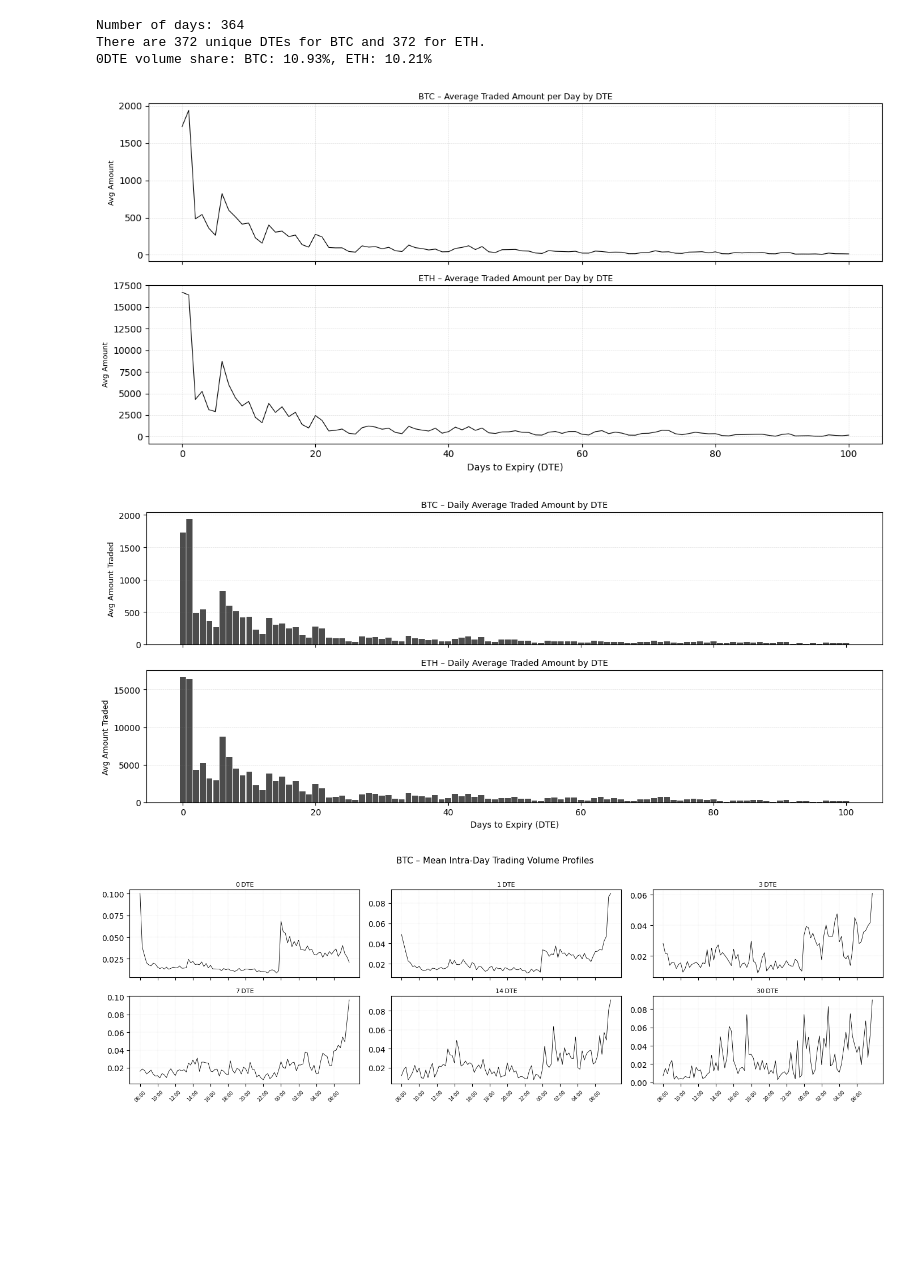
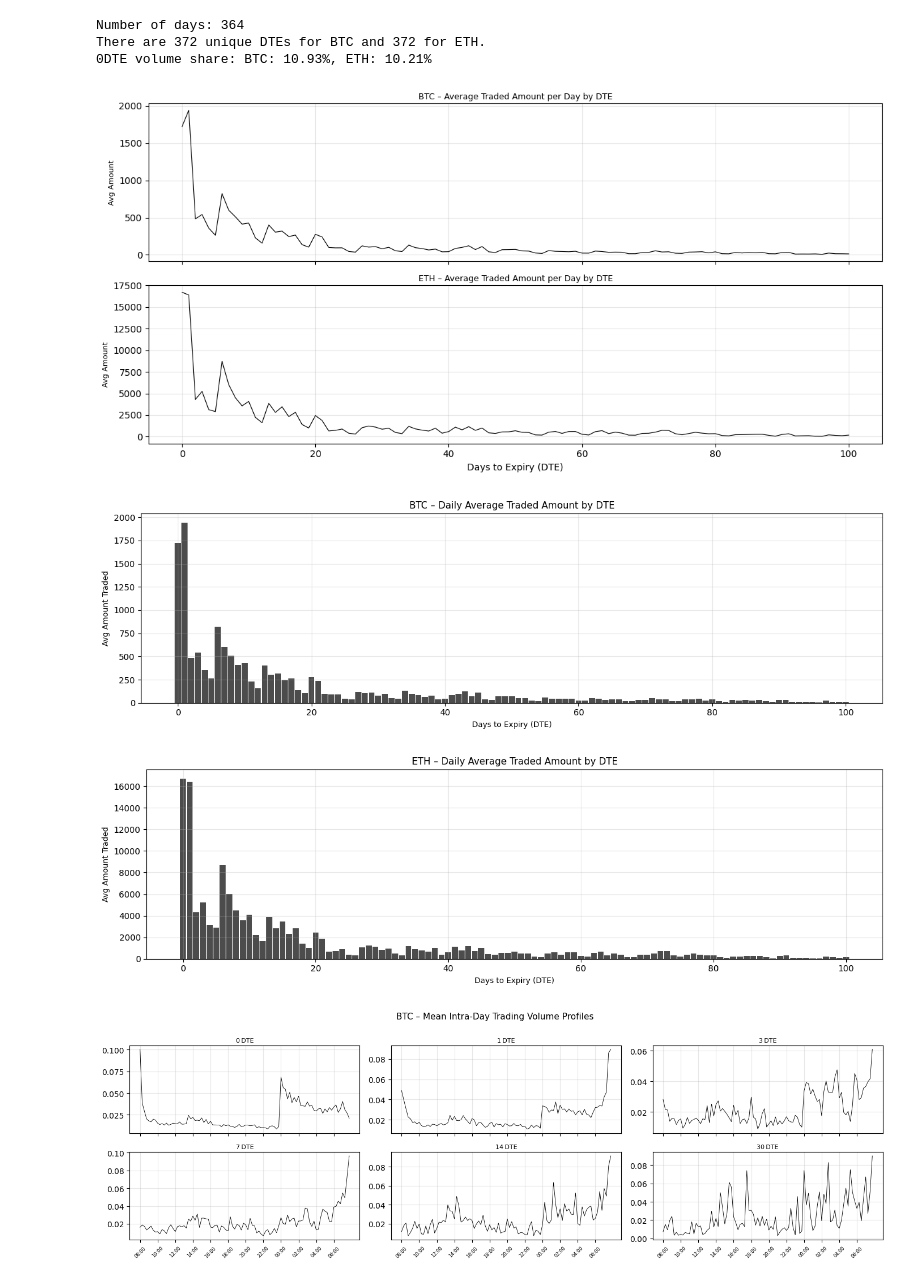
Before and after one commit to jorismilot/optimal-gamma-hedging, a Jupyter notebook: Workbooks/option_trade_workbook.ipynb, the cells around one changed output. Drawn from its saved outputs; the diff is of its cells as text; code cells hidden in the pictures; blank space fills up the shorter version.

```diff
--- a/Workbooks/option_trade_workbook.ipynb
+++ b/Workbooks/option_trade_workbook.ipynb
@@ -13,7 +11,7 @@ days = len(all_csv_files)  # number of daily files
 amounts_per_dte = {'btc': {}, 'eth': {}}
 
 for coin in ['btc', 'eth']:
-    for file in all_csv_files:                       # iterate only over CSVs
+    for file in all_csv_files:
         full_path = os.path.join(PATH, file)
         df = pd.read_csv(full_path)
 
@@ -21,7 +19,7 @@ for coin in ['btc', 'eth']:
         if 'symbol' not in df.columns or 'amount' not in df.columns:
             continue
 
-        # 1) Split the symbol
+        # Split the symbol
         df[['coin', 'expiry_raw', 'strike_raw', 'opt_type']] = (
             df['symbol'].str.split('-', expand=True)
         )
@@ -29,29 +27,28 @@ for coin in ['btc', 'eth']:
         df['strike']   = pd.to_numeric(df['strike_raw'],  errors='coerce')
         df['opt_type'] = df['opt_type'].str.upper()
 
-        # 2) Parse dates
+        # Parse dates
         df['timestamp'] = pd.to_datetime(df['timestamp'], unit='us', utc=True)
         df['expiry'] = (pd.to_datetime(df['expiry_raw'], format='%d%b%y', errors='coerce') + pd.Timedelta(hours=8)).dt.tz_localize('UTC')
 
 
-        # 3) Filter coin and calc DTE (integer days)
+        # Filter coin and calc DTE
         df = df[df['coin'] == coin].copy()
         df['time_to_maturity'] = (df['expiry'] - df['timestamp']).dt.total_seconds()
-        df = df[df['time_to_maturity'] > 0] # drop expired rows
+        df = df[df['time_to_maturity'] > 0]
         df['DTE'] = (np.ceil(df['time_to_maturity'] / 86_400) - 1).astype('Int64')
 
-        # 4) Make sure “amount” is numeric, drop NaNs
         df['amount'] = pd.to_numeric(df['amount'], errors='coerce')
         df = df.dropna(subset=['amount'])
 
-        # 5) Aggregate traded amount by DTE
+        # Aggregate traded amount by DTE
         dte_counts = df.groupby('DTE')['amount'].sum()
 
-        # 6) Accumulate into dictionary
+        # Accumulate into dictionary
         for dte, amount in dte_counts.items():
             amounts_per_dte[coin][dte] = amounts_per_dte[coin].get(dte, 0) + amount
 
-    # 7) Convert totals to *daily averages*
+    # Convert totals to daily averages
     for dte in amounts_per_dte[coin]:
         amounts_per_dte[coin][dte] /= days
 
@@ -66,54 +63,50 @@ eth_ratio = amounts_per_dte['eth'].get(0, 0) / eth_total if eth_total > 0 else 0
 
 print(f"0DTE volume share: BTC: {btc_ratio:.2%}, ETH: {eth_ratio:.2%}")
 
-# ----- build ≤100‑DTE Series for each coin ----------------------------------
 series_per = {}
 for coin in ['btc', 'eth']:
     if not amounts_per_dte[coin]:
         continue
     s = pd.Series(amounts_per_dte[coin]).sort_index()
     series_per[coin] = s[s.index <= 100]
 
-# guard
 if not series_per:
-    print("⚠ No data to plot.");  exit()
+    print("No data to plot.");  exit()
 
-# 1) LINE PLOTS in one figure (BTC on top, ETH below)
 fig_line, axes_line = plt.subplots(2, 1, figsize=(12, 6), sharex=True)
 
 for ax, coin in zip(axes_line, ['btc', 'eth']):
     if coin not in series_per:
         ax.set_visible(False)
         continue
     s = series_per[coin]
     ax.plot(s.index, s.values, lw=0.8, color='black')
     ax.set_title(f'{coin.upper()} – Average Traded Amount per Day by DTE', fontsize=9, pad=4)
     ax.set_ylabel('Avg Amount', fontsize=8)
-    ax.grid(ls=':', lw=0.4, color='grey', alpha=0.6)
+    ax.grid(True, linestyle='-', alpha=0.3)
 axes_line[-1].set_xlabel('Days to Expiry (DTE)')
 fig_line.tight_layout()
 plt.show()
 
-# 2) BAR PLOTS in one figure (BTC on top, ETH below)
-fig_bar, axes_bar = plt.subplots(2, 1, figsize=(13, 6), sharex=True)
+for coin in ['btc', 'eth']:
+    if coin not in series_per:
+        continue
 
-for ax, coin in zip(axes_bar, ['btc', 'eth']):
-    if coin not in series_per:
-        ax.set_visible(False)
-        continue
     s = series_per[coin]
+    fig, ax = plt.subplots(figsize=(13, 4))
     ax.bar(s.index, s.values, width=0.9, color='black', alpha=0.7)
-    ax.set_title(f'{coin.upper()} – Daily Average Traded Amount by DTE', fontsize=10)
+    ax.set_title(f'{coin.upper()} – Daily Average Traded Amount by DTE', fontsize=11)
     ax.set_ylabel('Avg Amount Traded', fontsize=9)
-    ax.grid(ls=':', lw=0.4, color='grey', alpha=0.6, axis='y')
-axes_bar[-1].set_xlabel('Days to Expiry (DTE)')
+    ax.set_xlabel('Days to Expiry (DTE)', fontsize=9)
+    ax.grid(True, linestyle='-', alpha=0.3)
 
-fig_bar.tight_layout(rect=[0, 0, 1, 0.94])      # make space first
-plt.show()
+    fig.tight_layout()
+    plt.show()
 # %% [output]
 Number of days: 364
 There are 372 unique DTEs for BTC and 372 for ETH.
 0DTE volume share: BTC: 10.93%, ETH: 10.21%
 [figure]
-[figure, old version]
+[figure, new version]
+[figure, added]
 # %%
```
Also changed, not shown: parts of 4 cells of this notebook, 18 other files.
